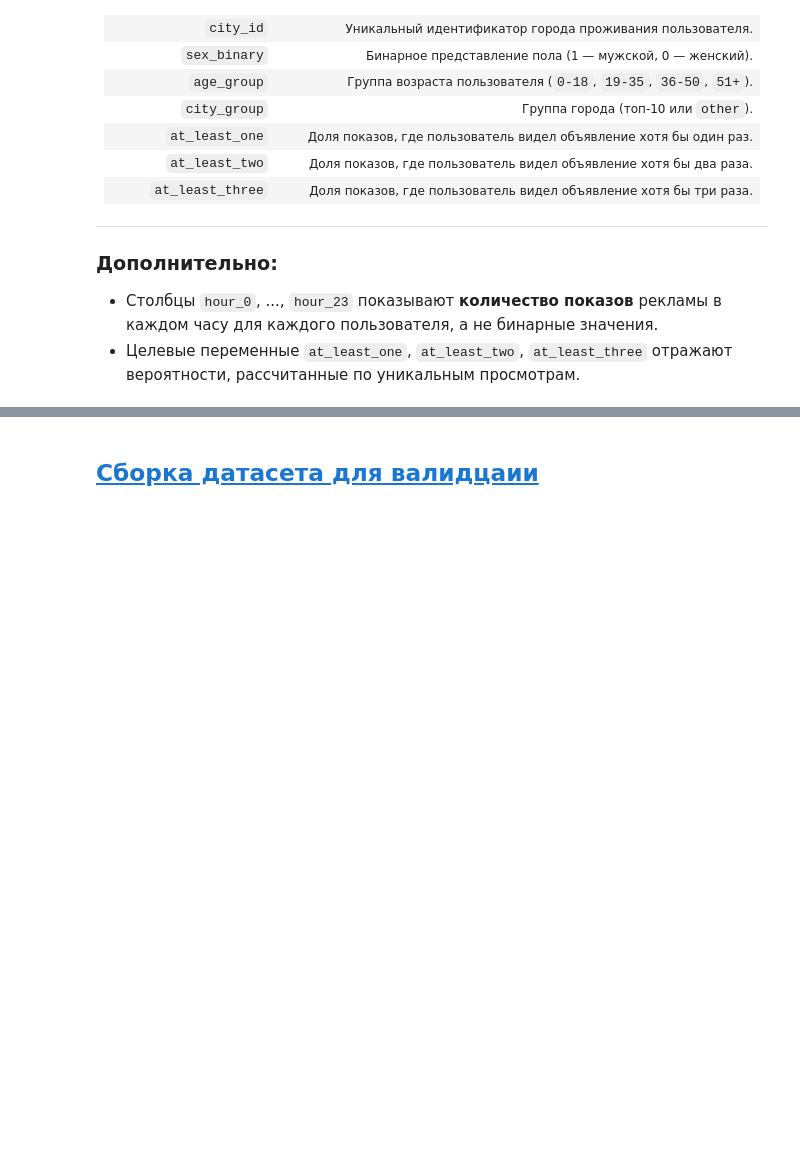
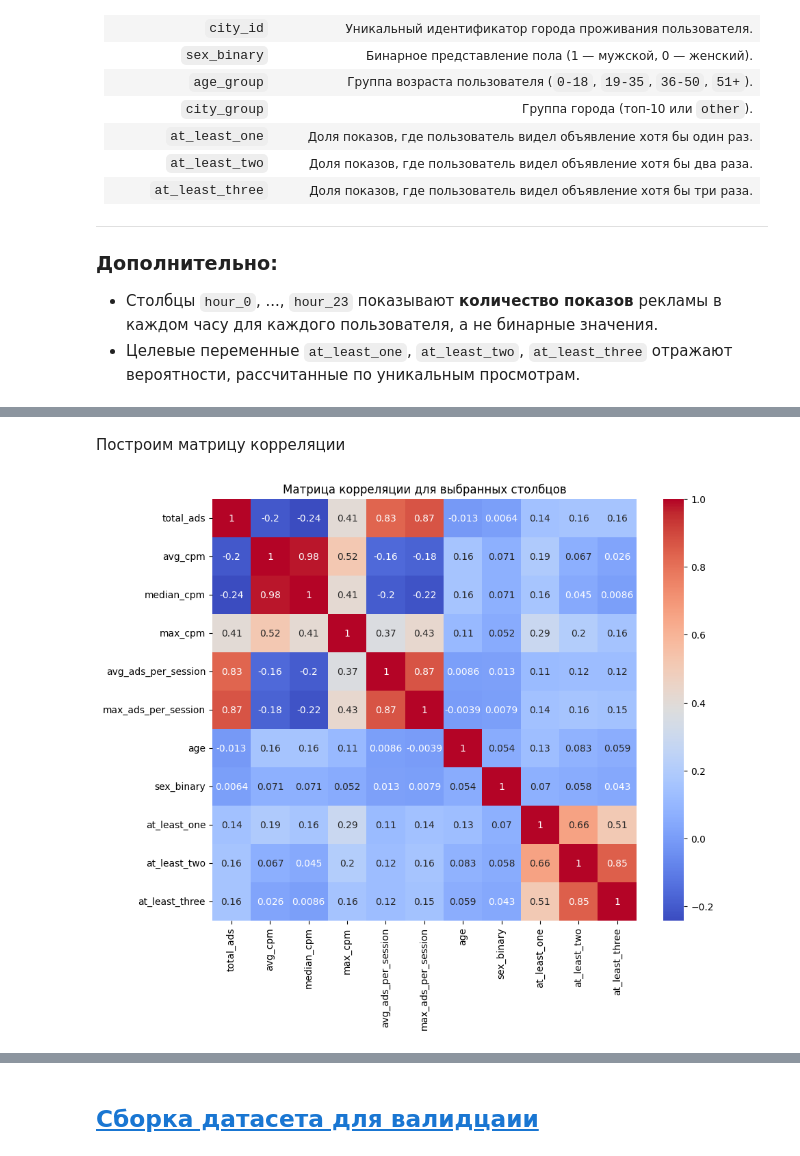
Before and after one commit to Bjorik23/mipt_datatons, a Jupyter notebook: number_of_ad_views/analysis/analysis.ipynb, the cells around one changed output, grey strips where cells are left out. Cells and saved outputs as stored; diff of their text form; code cells hidden in the pictures; blank space fills up the shorter version.

Commit message:
add corr matrix

```diff
--- a/number_of_ad_views/analysis/analysis.ipynb
+++ b/number_of_ad_views/analysis/analysis.ipynb
@@ -959,0 +980,20 @@ user_features
+# %% [markdown]
+Построим матрицу корреляции
+# %%
+# Выбираем нужные столбцы
+selected_columns = ['total_ads', 'avg_cpm', 'median_cpm', 'max_cpm', 'avg_ads_per_session', 'max_ads_per_session',
+                    'age', 'sex_binary', 'at_least_one', 'at_least_two', 'at_least_three']  # Укажите нужные столбцы
+subset = user_features[selected_columns]
+
+# Вычисляем корреляцию
+correlation_matrix = subset.corr()
+
+# Устанавливаем размер графика
+plt.figure(figsize=(10, 8))  # Указываем размер: ширина=8, высота=6
+
+# Визуализируем матрицу корреляции
+sns.heatmap(correlation_matrix, annot=True, cmap='coolwarm')
+plt.title('Матрица корреляции для выбранных столбцов')
+plt.show()
+# %% [output]
+[figure, added]
```
Also changed, not shown: parts of 5 cells of this notebook, 2 other files.
